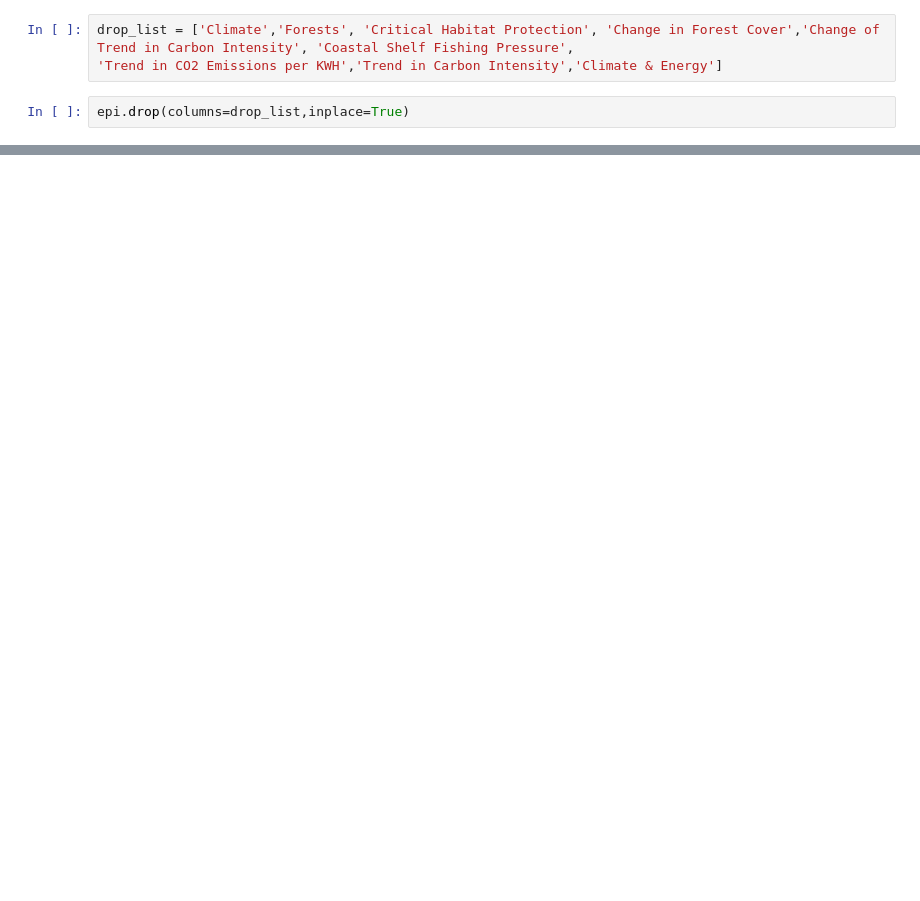
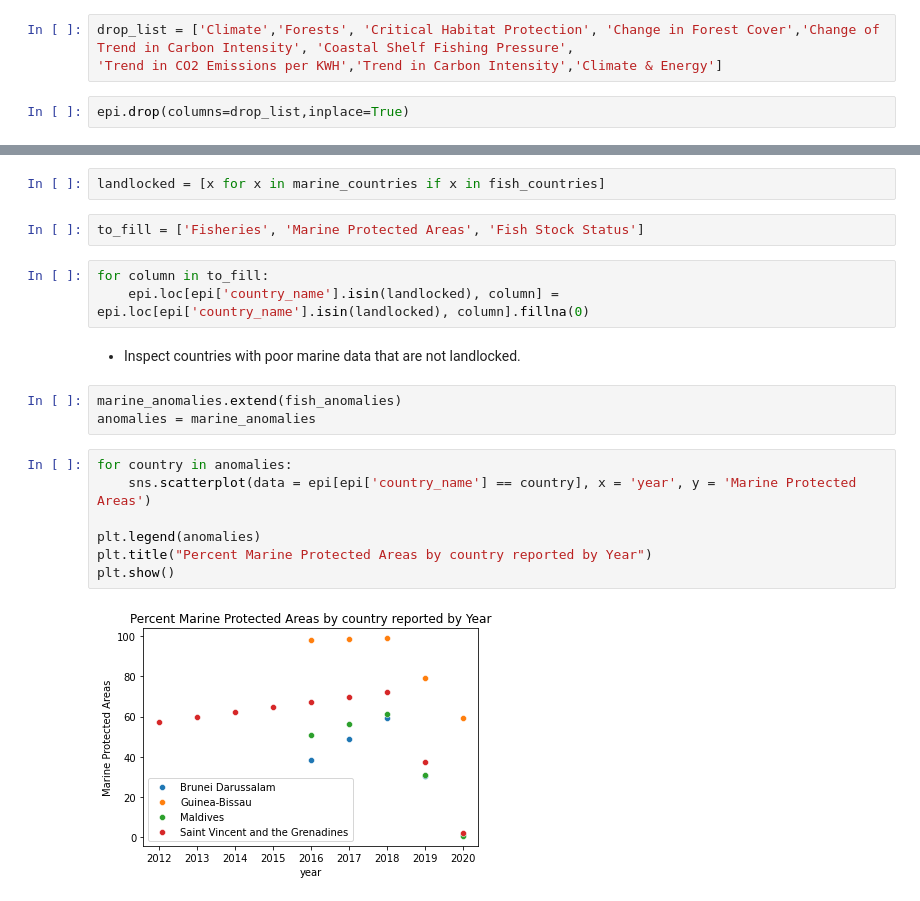
Before and after one commit to Avanyali/EPIDemographicModel, a Jupyter notebook: Step2_DataCleaning&Exploration.ipynb, the cells around one changed output, grey strips where cells are left out. Cells and saved outputs as stored; diff of their text form; blank space fills up the shorter version.

```diff
--- a/Step2_DataCleaning&Exploration.ipynb
+++ b/Step2_DataCleaning&Exploration.ipynb
@@ -186,0 +128,21 @@ nulls solved!
+# %%
+landlocked = [x for x in marine_countries if x in fish_countries]
+# %%
+to_fill = ['Fisheries', 'Marine Protected Areas', 'Fish Stock Status']
+# %%
+for column in to_fill:
+    epi.loc[epi['country_name'].isin(landlocked), column] = epi.loc[epi['country_name'].isin(landlocked), column].fillna(0)
+# %% [markdown]
+- Inspect countries with poor marine data that are not landlocked.
+# %%
+marine_anomalies.extend(fish_anomalies)
+anomalies = marine_anomalies
+# %%
+for country in anomalies:
+    sns.scatterplot(data = epi[epi['country_name'] == country], x = 'year', y = 'Marine Protected Areas')
+
+plt.legend(anomalies)
+plt.title("Percent Marine Protected Areas by country reported by Year")
+plt.show()
+# %% [output]
+[figure, added]
```
Also changed, not shown: parts of 74 cells of this notebook.
